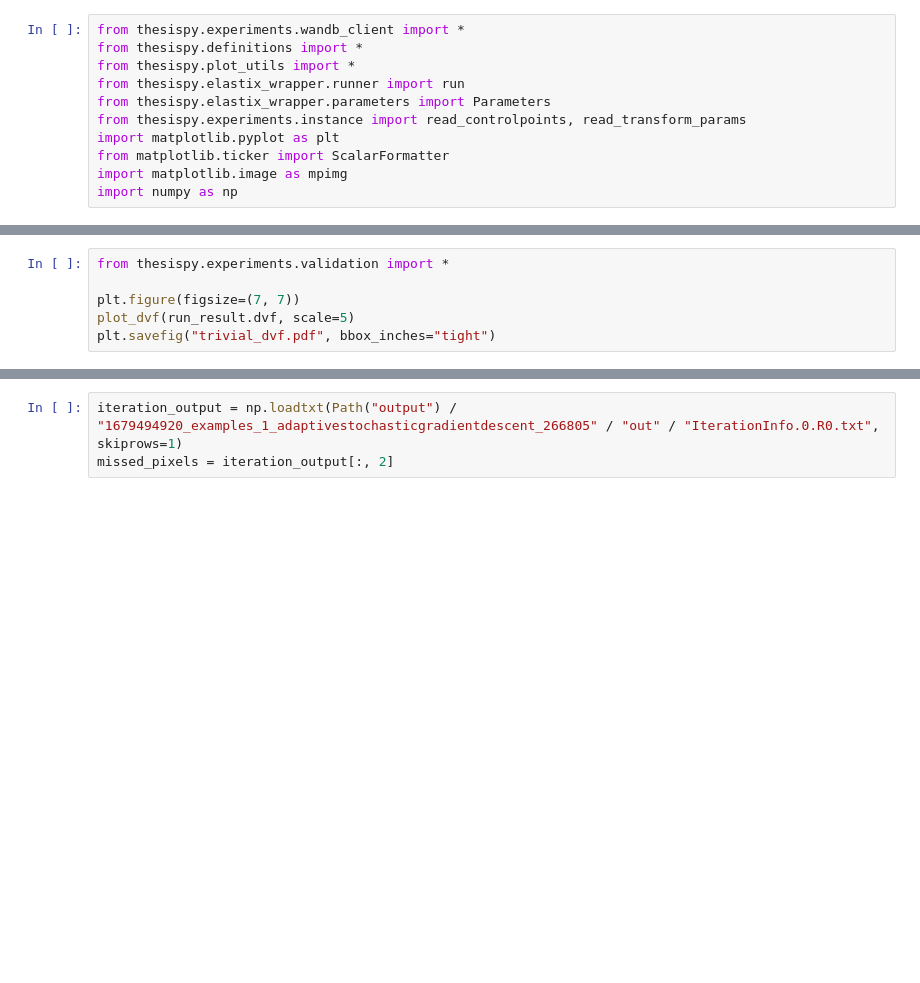
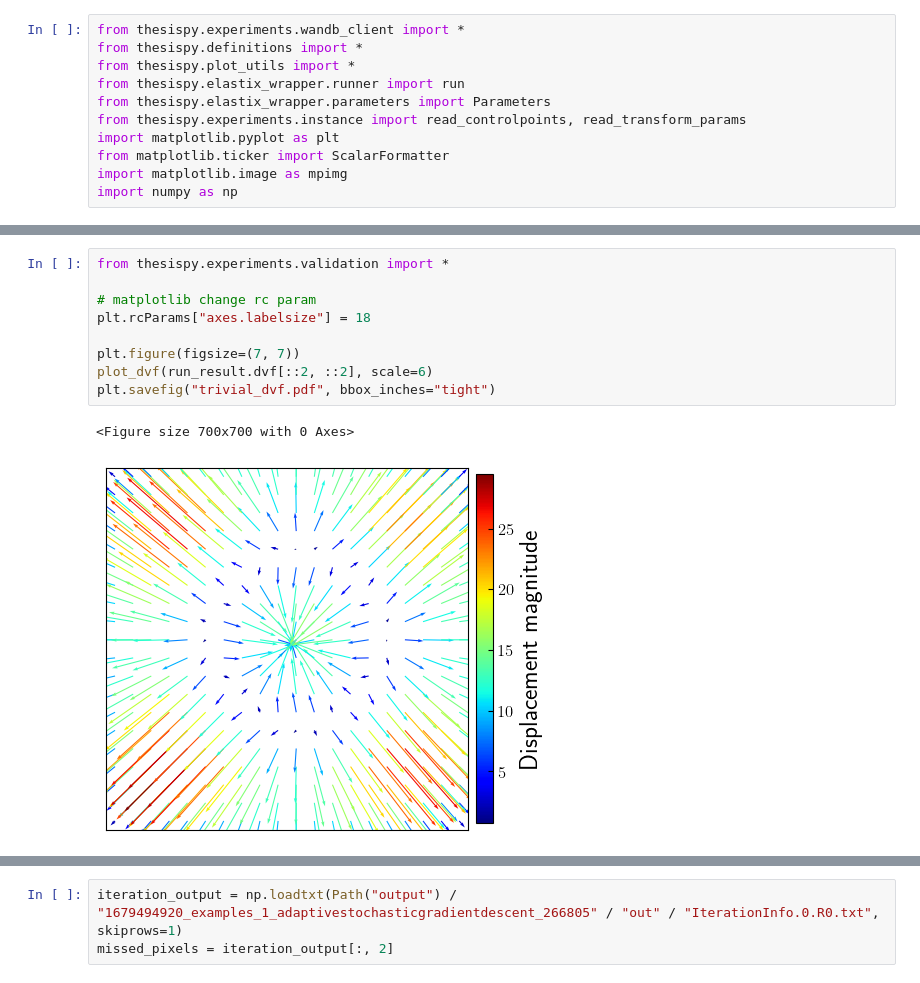
Before and after one commit to joasiee/elastix, a Jupyter notebook: experiments/notebooks/experiments/missed_pixels.ipynb, the cells around one changed output, grey strips where cells are left out. Drawn from its saved outputs; the diff is of its cells as text; blank space fills up the shorter version.

```diff
--- a/experiments/notebooks/experiments/missed_pixels.ipynb
+++ b/experiments/notebooks/experiments/missed_pixels.ipynb
@@ -68,9 +70,15 @@ Total time elapsed: 0.9s.
 # %%
 from thesispy.experiments.validation import *
 
+# matplotlib change rc param
+plt.rcParams["axes.labelsize"] = 18
+
 plt.figure(figsize=(7, 7))
-plot_dvf(run_result.dvf, scale=5)
+plot_dvf(run_result.dvf[::2, ::2], scale=6)
 plt.savefig("trivial_dvf.pdf", bbox_inches="tight")
+# %% [output]
+<Figure size 700x700 with 0 Axes>
+[figure, added]
 # %%
 plt.figure(figsize=(7, 7))
 plt.imshow(run_result.deformed, cmap="gray")
```
Also changed, not shown: parts of 4 cells of this notebook, 3 other files.
